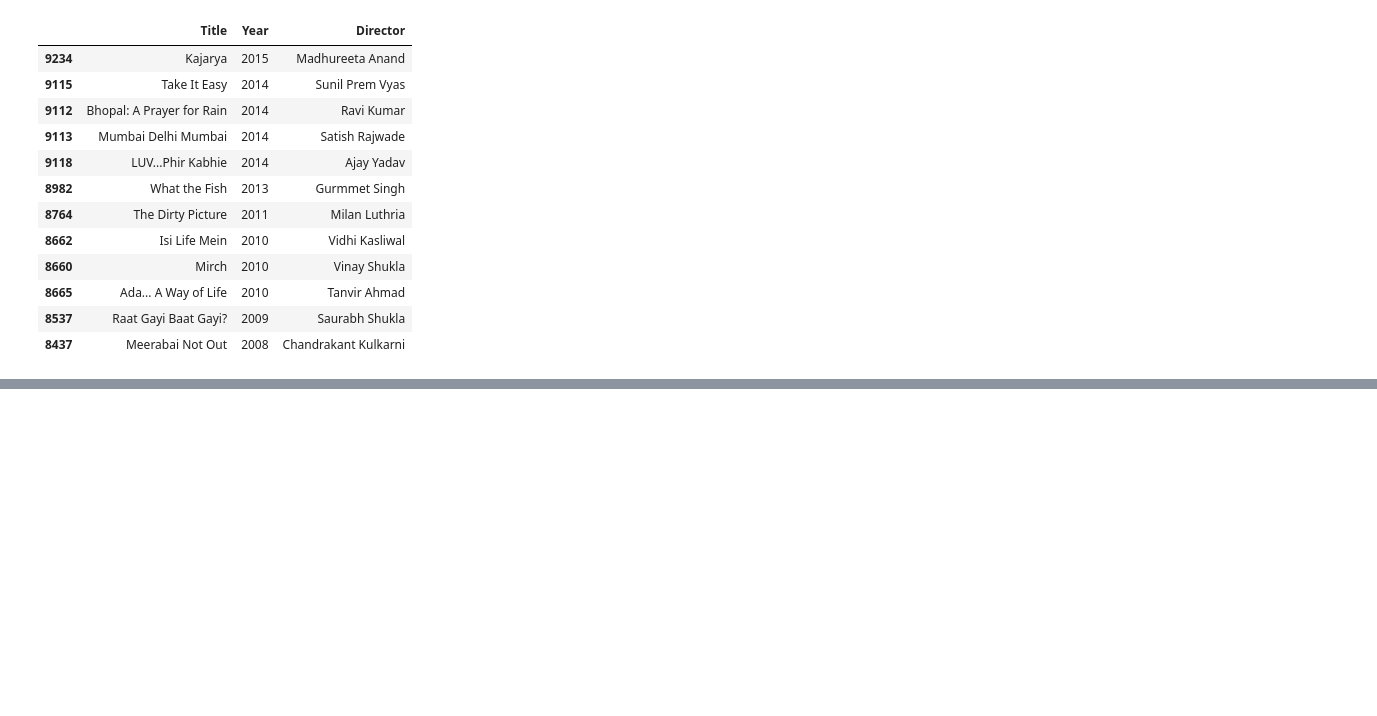
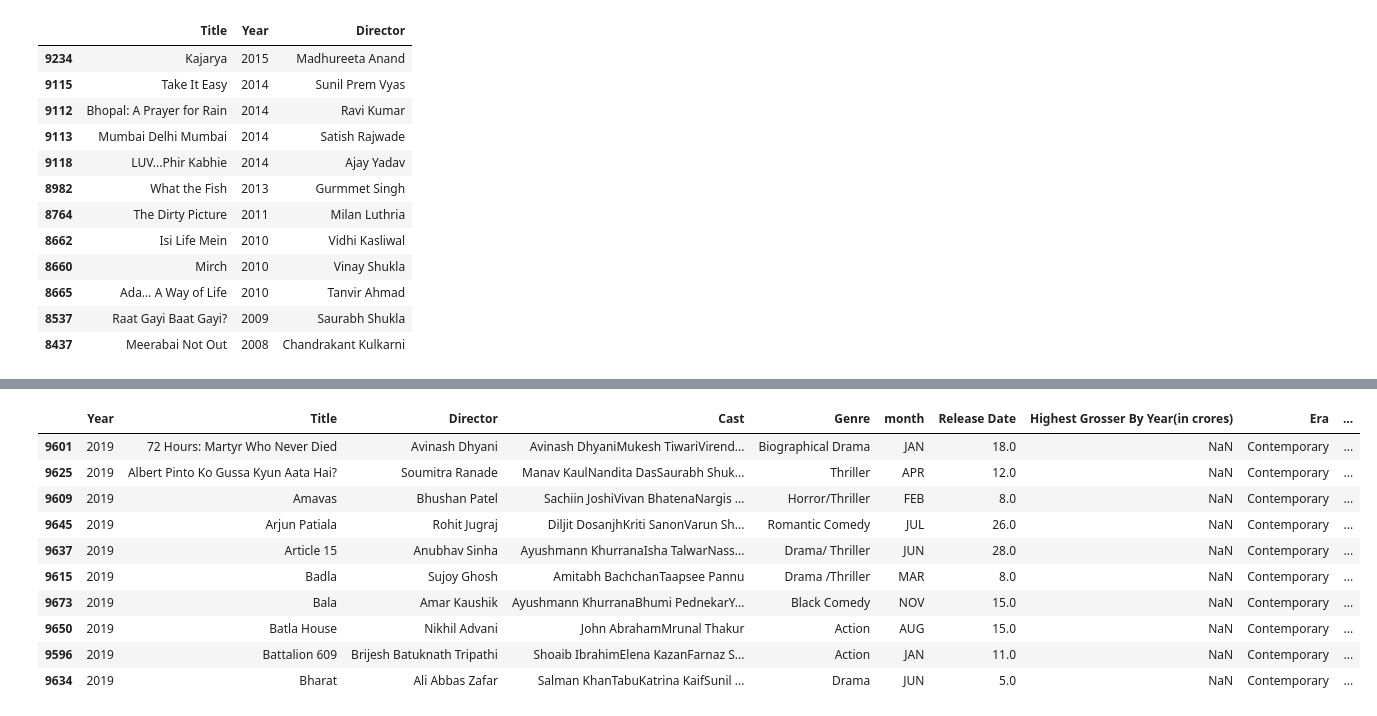
Before and after one commit to PRB18/pandas_practice, a Jupyter notebook: practice.ipynb, the cells around one changed output, grey strips where cells are left out. Cells and saved outputs as stored; diff of their text form; code cells hidden in the pictures; blank space fills up the shorter version.

```diff
--- a/practice.ipynb
+++ b/practice.ipynb
@@ -196,0 +363,6 @@ bollywood[(bollywood["month"] == "DEC") & (bollywood["Year"] > 1990) & (bollywoo
+# %%
+#Add a column "decade" that shows which decade each movie is from —
+# e.g. 1950s, 1960s, 1970s…
+
+bollywood["Decade"] = (bollywood["Year"] // 10*10).astype(str)+"s"
+bollywood["Decade"].head()
@@ -196,0 +392,14 @@ bollywood[(bollywood["month"] == "DEC") & (bollywood["Year"] > 1990) & (bollywoo
+# %%
+bollywood.sort_values(["Year","Title"],ascending=[False,True]).head(10)
+# %% [output]
+|  | Year | Title | Director | Cast | Genre | month | Release Date | Highest Grosser By Year(in crores) | Era | ... |
+| 9601 | 2019 | 72 Hours: Martyr Who Never Died | Avinash Dhyani | Avinash DhyaniMukesh TiwariVirend... | Biographical Drama | JAN | 18.0 | NaN | Contemporary | ... |
+| 9625 | 2019 | Albert Pinto Ko Gussa Kyun Aata Hai? | Soumitra Ranade | Manav KaulNandita DasSaurabh Shuk... | Thriller | APR | 12.0 | NaN | Contemporary | ... |
+| 9609 | 2019 | Amavas | Bhushan Patel | Sachiin JoshiVivan BhatenaNargis ... | Horror/Thriller | FEB | 8.0 | NaN | Contemporary | ... |
+| 9645 | 2019 | Arjun Patiala | Rohit Jugraj | Diljit DosanjhKriti SanonVarun Sh... | Romantic Comedy | JUL | 26.0 | NaN | Contemporary | ... |
+| 9637 | 2019 | Article 15 | Anubhav Sinha | Ayushmann KhurranaIsha TalwarNass... | Drama/ Thriller | JUN | 28.0 | NaN | Contemporary | ... |
+| 9615 | 2019 | Badla | Sujoy Ghosh | Amitabh BachchanTaapsee Pannu | Drama /Thriller | MAR | 8.0 | NaN | Contemporary | ... |
+| 9673 | 2019 | Bala | Amar Kaushik | Ayushmann KhurranaBhumi PednekarY... | Black Comedy | NOV | 15.0 | NaN | Contemporary | ... |
+| 9650 | 2019 | Batla House | Nikhil Advani | John AbrahamMrunal Thakur | Action | AUG | 15.0 | NaN | Contemporary | ... |
+| 9596 | 2019 | Battalion 609 | Brijesh Batuknath Tripathi | Shoaib IbrahimElena KazanFarnaz S... | Action | JAN | 11.0 | NaN | Contemporary | ... |
+| 9634 | 2019 | Bharat | Ali Abbas Zafar | Salman KhanTabuKatrina KaifSunil ... | Drama | JUN | 5.0 | NaN | Contemporary | ... |
```
Also changed, not shown: parts of 32 cells of this notebook.
